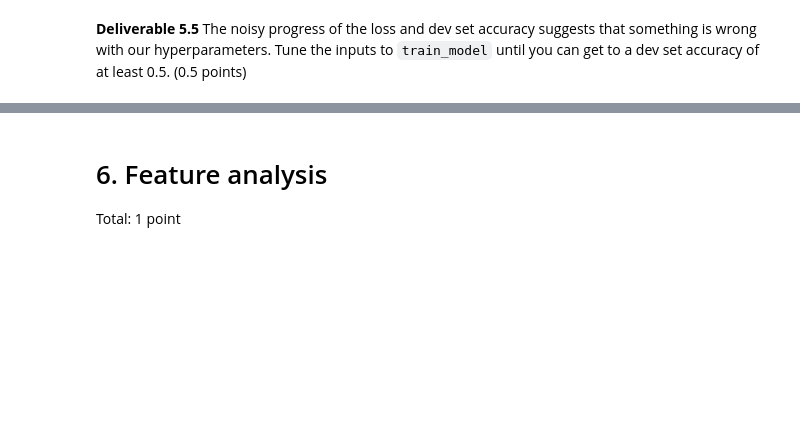
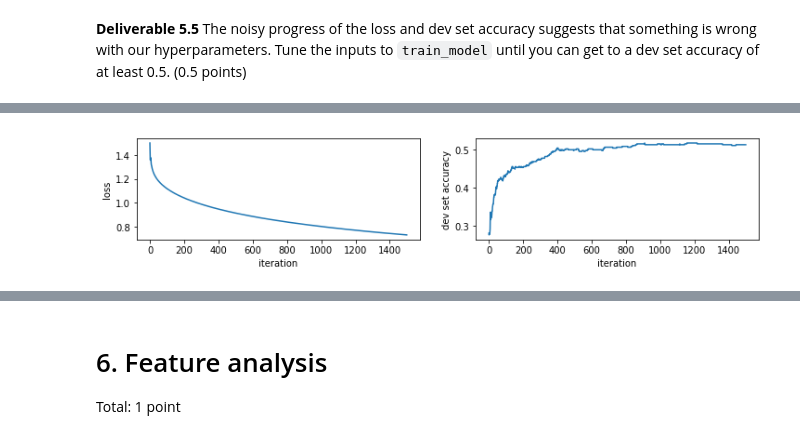
Before and after one commit to tanmaybinaykiya/CS-7650-Natural-Language, a Jupyter notebook: Problem-Set-1/pset1.ipynb, the cells around one changed output, grey strips where cells are left out. Saved outputs shown, nothing was run; the diff lists cells and outputs as text; code cells hidden in the pictures; blank space fills up the shorter version.

```diff
--- a/Problem-Set-1/pset1.ipynb
+++ b/Problem-Set-1/pset1.ipynb
@@ -657,8 +779,22 @@ model.add_module('softmax',torch.nn.LogSoftmax(dim=1))
-# %%
-model_trained, losses, accuracies = logreg.train_model(loss,model,
-                                                       X_tr_var,
-                                                       Y_tr_var,
-                                                       X_dv_var=X_dv_var,
-                                                       Y_dv_var = Y_dv_var,
-                                                       num_its=100,
-                                                       optim_args={'lr':0.02})
+# %%
+# lr_arr = [0.1, 0.01, 0.001, 0.0001, 0.00001]
+# mom_arr = [0.1, 0.3, 0.5, 0.7, 0.9, 1]
+# best_acc = 0
+
+# for lr in lr_arr:
+#     for mom in mom_arr:
+lr = 0.001
+mom = 0.8
+model_trained, losses, accuracies = logreg.train_model(loss, model,
+                                                       X_tr_var,
+                                                       Y_tr_var,
+                                                       X_dv_var=X_dv_var,
+                                                       Y_dv_var = Y_dv_var,
+                                                       num_its=1500,
+                                                       optim_args={'lr': lr, 'momentum': mom},
+                                                       status_frequency= 100)
+
+logreg.plot_results(losses, accuracies)
+
+# Yay:  0.0001 1 0.5253333333333334
+# %% [output]
@@ -665,3 +816,4 @@ model_trained, losses, accuracies = logreg.train_model(loss,model,
+[figure, added]
 # %%
 _, Y_hat_dv = model_trained.forward(X_dv_var).max(dim=1)
 np.save('logreg-es-dev.preds.npy', Y_hat_dv.data.numpy())
```
Also changed, not shown: parts of 47 cells of this notebook, 13 other files.
